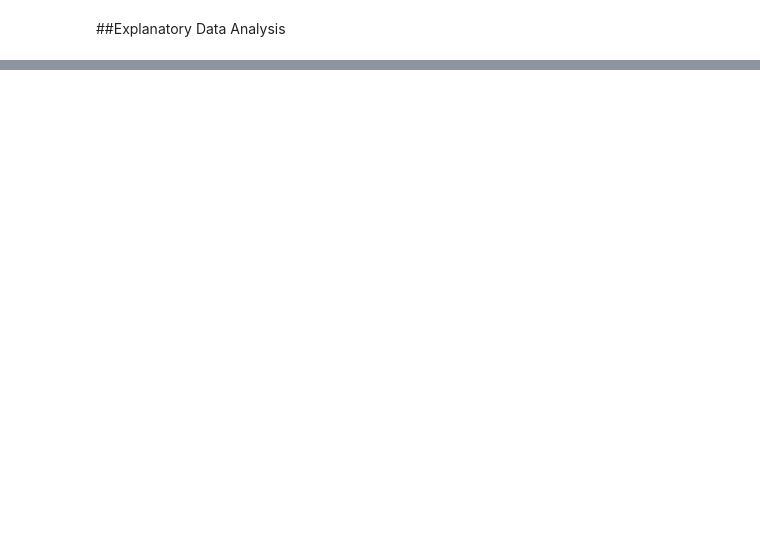
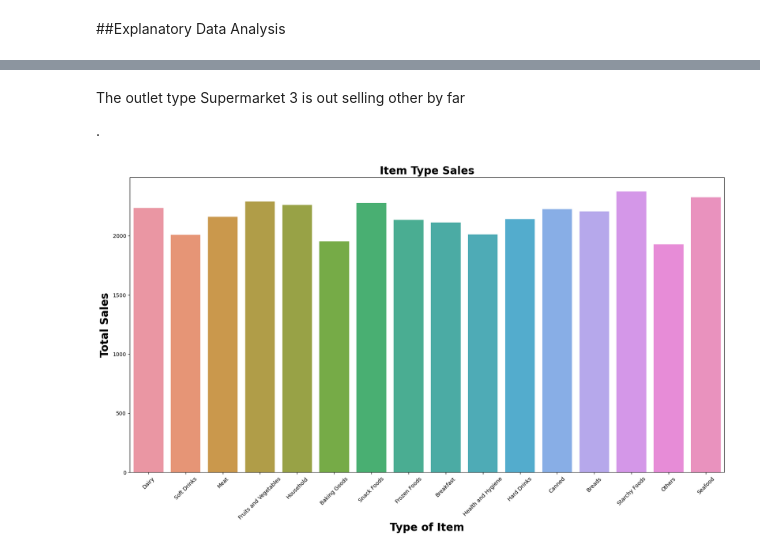
Before and after one commit to jtanzi56/Prediction-of-Product-Sales, a Jupyter notebook: Sales_Prediction_jtanzi.ipynb, the cells around one changed output, grey strips where cells are left out. Cells and saved outputs as stored; diff of their text form; code cells hidden in the pictures; blank space fills up the shorter version.

```diff
--- a/Sales_Prediction_jtanzi.ipynb
+++ b/Sales_Prediction_jtanzi.ipynb
@@ -674,0 +802,16 @@ sns.heatmap(corr, cmap = 'coolwarm', annot = True);
+# %% [markdown]
+The outlet type Supermarket 3 is out selling other by far
+
+
+
+.
+# %%
+fig, ax = plt.subplots(figsize=(20,10))
+
+ax = sns.barplot(data=df_sp,x='Item_Type', y = 'Item_Outlet_Sales', errorbar = None)
+plt.xticks(rotation = 45)
+ax.set_title('Item Type Sales', fontsize = 20, fontweight = 'bold');
+ax.set_xlabel('Type of Item', fontsize = 20, fontweight = 'bold')
+ax.set_ylabel('Total Sales', fontsize = 20, fontweight = 'bold');
+# %% [output]
+[figure, added]
```
Also changed, not shown: parts of 16 cells of this notebook.
